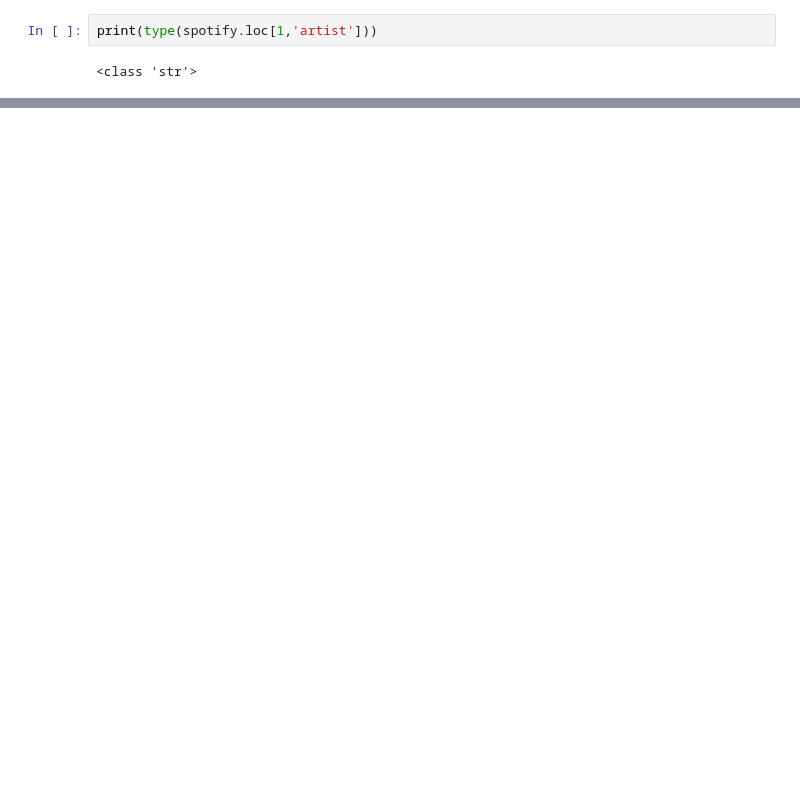
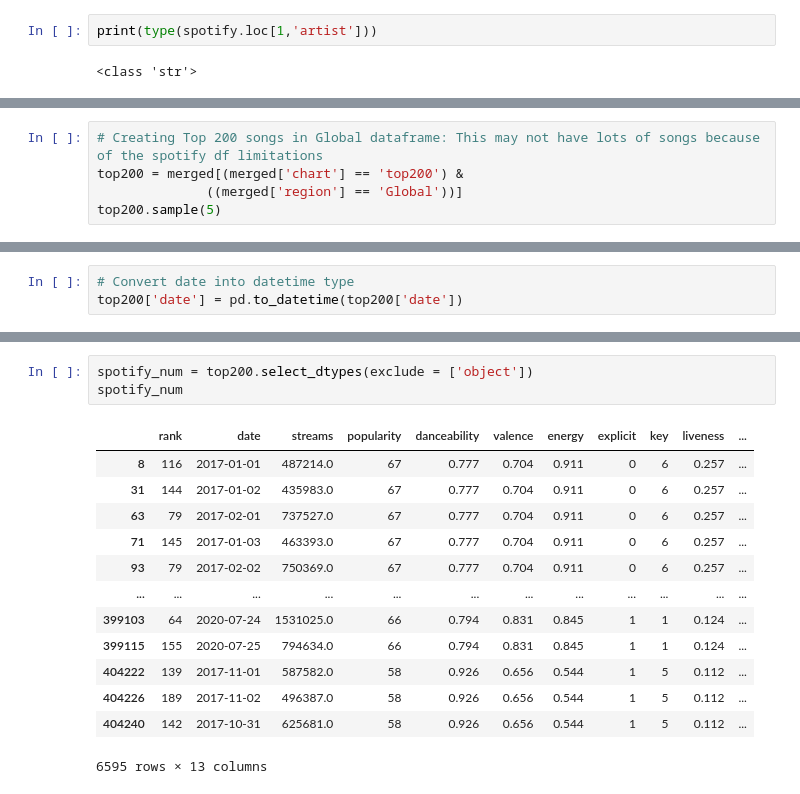
Before and after one commit to maik137/SpotifyCharts_EDA, a Jupyter notebook: SpotifyChart_MLext.ipynb, the cells around one changed output, grey strips where cells are left out. Cells and saved outputs as stored; diff of their text form; blank space fills up the shorter version.

```diff
--- a/SpotifyChart_MLext.ipynb
+++ b/SpotifyChart_MLext.ipynb
@@ -197,0 +268,5 @@ memory usage: 55.8+ MB
+# %%
+# Creating Top 200 songs in Global dataframe: This may not have lots of songs because of the spotify df limitations
+top200 = merged[(merged['chart'] == 'top200') &
+              ((merged['region'] == 'Global'))]
+top200.sample(5)
@@ -214,0 +304,3 @@ memory usage: 1.4+ GB
+# %%
+# Convert date into datetime type
+top200['date'] = pd.to_datetime(top200['date'])
@@ -262,0 +345,17 @@ merged[(merged == 'Ed Sheeran').any(axis=1)]
+# %%
+spotify_num = top200.select_dtypes(exclude = ['object'])
+spotify_num
+# %% [output]
+|  | rank | date | streams | popularity | danceability | valence | energy | explicit | key | liveness | ... |
+| 8 | 116 | 2017-01-01 | 487214.0 | 67 | 0.777 | 0.704 | 0.911 | 0 | 6 | 0.257 | ... |
+| 31 | 144 | 2017-01-02 | 435983.0 | 67 | 0.777 | 0.704 | 0.911 | 0 | 6 | 0.257 | ... |
+| 63 | 79 | 2017-02-01 | 737527.0 | 67 | 0.777 | 0.704 | 0.911 | 0 | 6 | 0.257 | ... |
+| 71 | 145 | 2017-01-03 | 463393.0 | 67 | 0.777 | 0.704 | 0.911 | 0 | 6 | 0.257 | ... |
+| 93 | 79 | 2017-02-02 | 750369.0 | 67 | 0.777 | 0.704 | 0.911 | 0 | 6 | 0.257 | ... |
+| ... | ... | ... | ... | ... | ... | ... | ... | ... | ... | ... | ... |
+| 399103 | 64 | 2020-07-24 | 1531025.0 | 66 | 0.794 | 0.831 | 0.845 | 1 | 1 | 0.124 | ... |
+| 399115 | 155 | 2020-07-25 | 794634.0 | 66 | 0.794 | 0.831 | 0.845 | 1 | 1 | 0.124 | ... |
+| 404222 | 139 | 2017-11-01 | 587582.0 | 58 | 0.926 | 0.656 | 0.544 | 1 | 5 | 0.112 | ... |
+| 404226 | 189 | 2017-11-02 | 496387.0 | 58 | 0.926 | 0.656 | 0.544 | 1 | 5 | 0.112 | ... |
+| 404240 | 142 | 2017-10-31 | 625681.0 | 58 | 0.926 | 0.656 | 0.544 | 1 | 5 | 0.112 | ... |
+6595 rows × 13 columns
```
Also changed, not shown: parts of 35 cells of this notebook.
